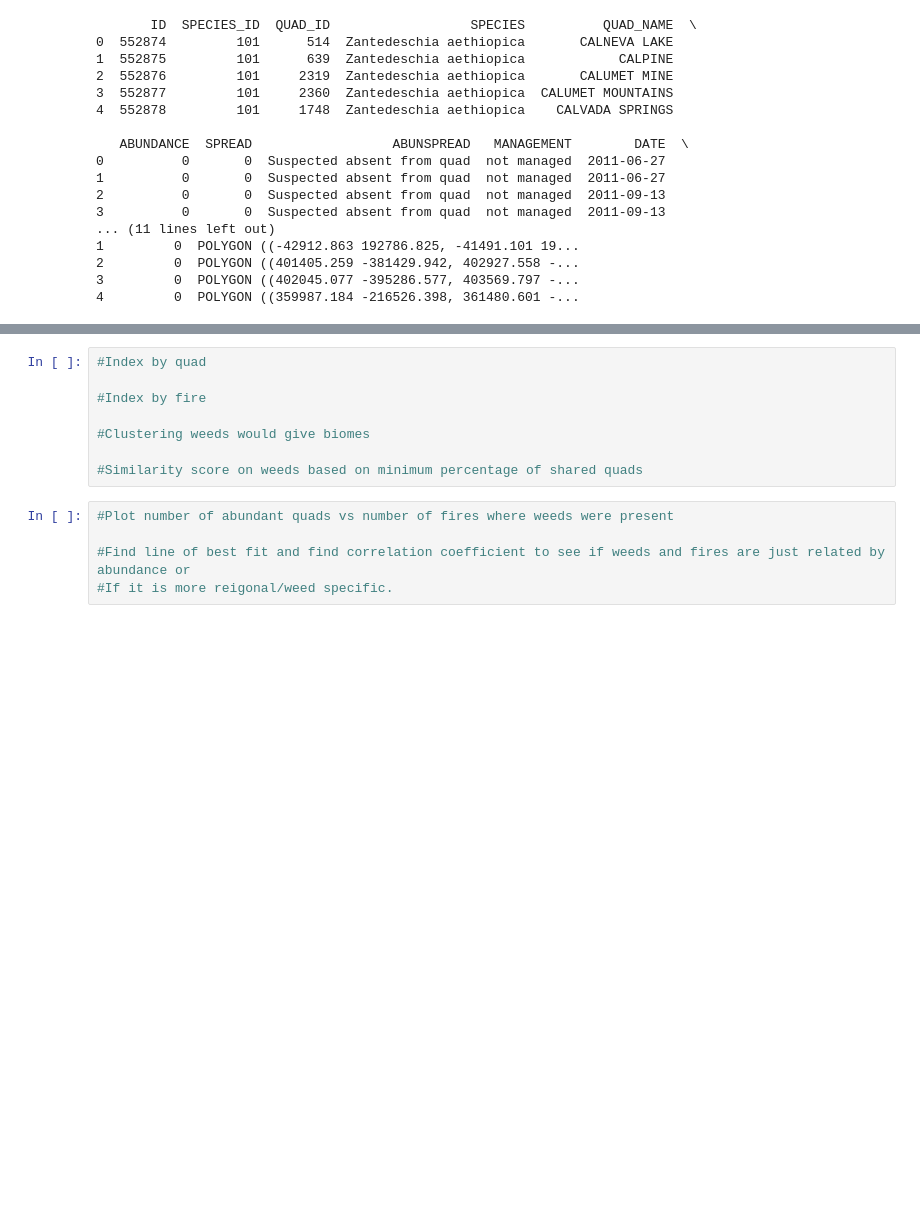
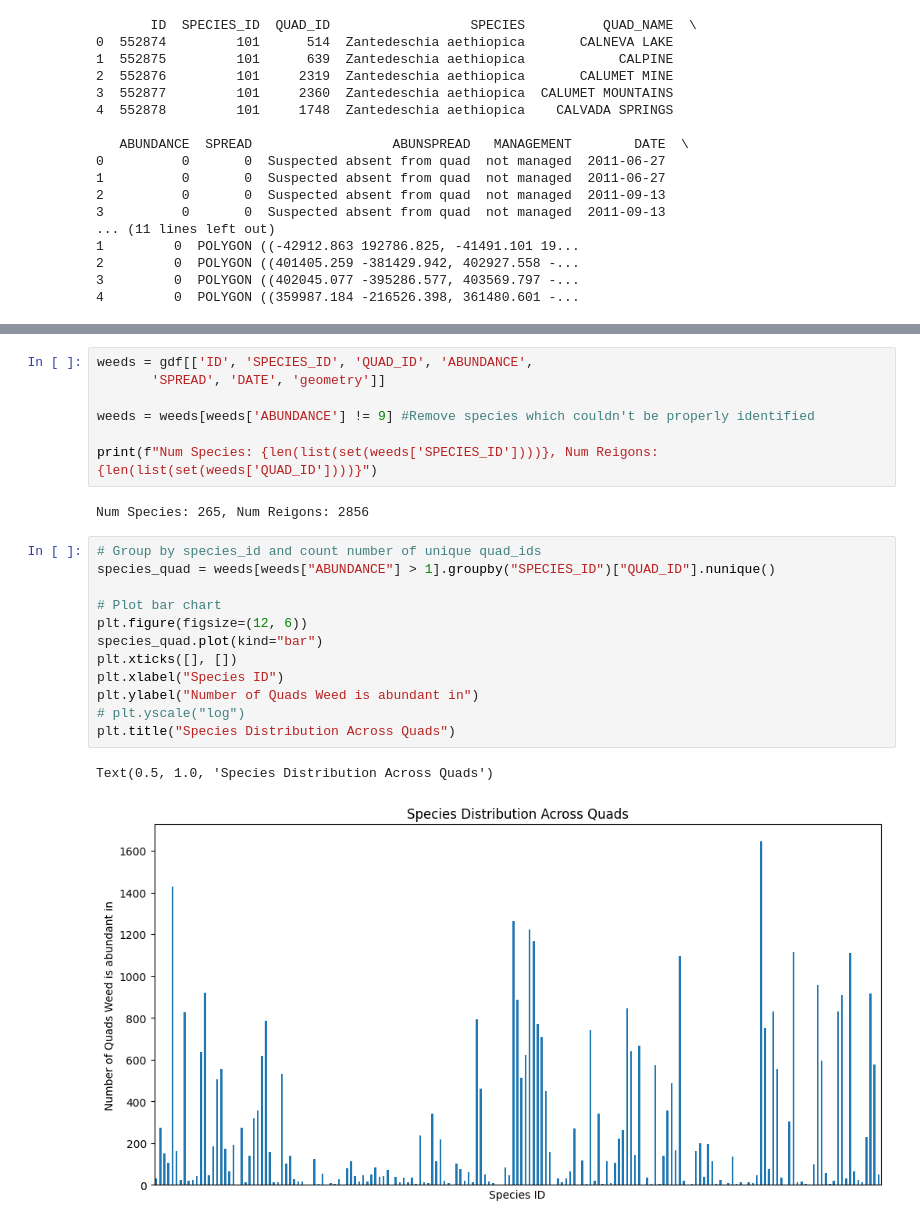
Before and after one commit to Ljosha/Fire_Plants, a Jupyter notebook: test_shapefile.ipynb, the cells around one changed output, grey strips where cells are left out. Drawn from its saved outputs; the diff is of its cells as text; blank space fills up the shorter version.

```diff
--- a/test_shapefile.ipynb
+++ b/test_shapefile.ipynb
@@ -68,13 +31,24 @@ plt.show()
-# %%
-#Index by quad
-
-#Index by fire
-
-#Clustering weeds would give biomes
-
-#Similarity score on weeds based on minimum percentage of shared quads
-# %%
-#Plot number of abundant quads vs number of fires where weeds were present
-
-#Find line of best fit and find correlation coefficient to see if weeds and fires are just related by abundance or
-#If it is more reigonal/weed specific.
+# %%
+weeds = gdf[['ID', 'SPECIES_ID', 'QUAD_ID', 'ABUNDANCE',
+       'SPREAD', 'DATE', 'geometry']]
+
+weeds = weeds[weeds['ABUNDANCE'] != 9] #Remove species which couldn't be properly identified
+
+print(f"Num Species: {len(list(set(weeds['SPECIES_ID'])))}, Num Reigons: {len(list(set(weeds['QUAD_ID'])))}")
+# %% [output]
+Num Species: 265, Num Reigons: 2856
+# %%
+# Group by species_id and count number of unique quad_ids
+species_quad = weeds[weeds["ABUNDANCE"] > 1].groupby("SPECIES_ID")["QUAD_ID"].nunique()
+
+# Plot bar chart
+plt.figure(figsize=(12, 6))
+species_quad.plot(kind="bar")
+plt.xticks([], [])
+plt.xlabel("Species ID")
+plt.ylabel("Number of Quads Weed is abundant in")
+# plt.yscale("log")
+plt.title("Species Distribution Across Quads")
+# %% [output]
+Text(0.5, 1.0, 'Species Distribution Across Quads')
+[figure, added]
```
Also changed, not shown: parts of 15 cells of this notebook.
